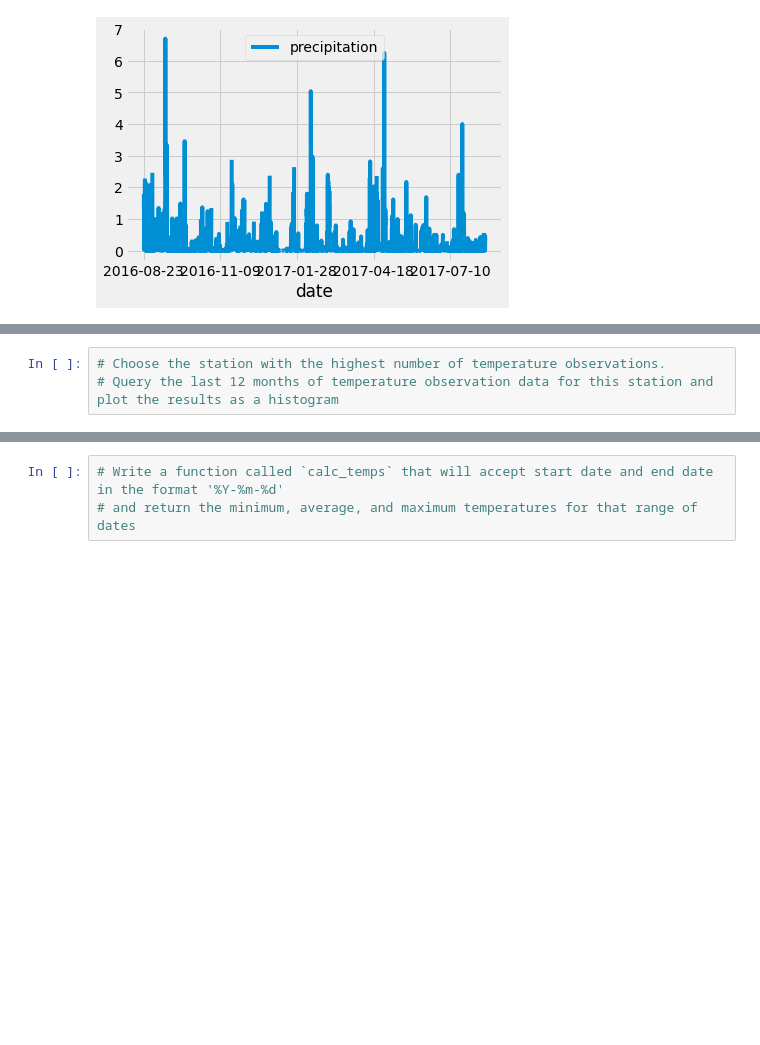
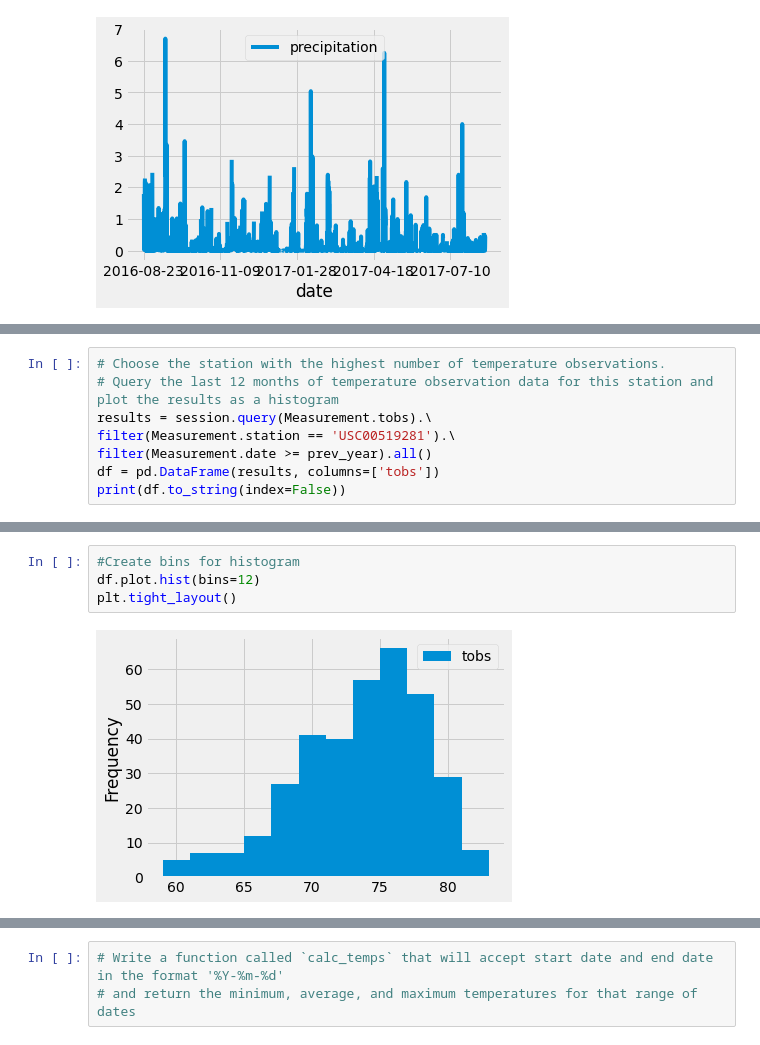
Before and after one commit to lavec0324/surfs_up, a Jupyter notebook: climate_analysis.ipynb, the cells around one changed output, grey strips where cells are left out. Cells and saved outputs as stored; diff of their text form; blank space fills up the shorter version.

```diff
--- a/climate_analysis.ipynb
+++ b/climate_analysis.ipynb
@@ -78,3 +113,8 @@ df.plot()
 # %%
 # Choose the station with the highest number of temperature observations.
 # Query the last 12 months of temperature observation data for this station and plot the results as a histogram
+results = session.query(Measurement.tobs).\
+filter(Measurement.station == 'USC00519281').\
+filter(Measurement.date >= prev_year).all()
+df = pd.DataFrame(results, columns=['tobs'])
+print(df.to_string(index=False))
@@ -80,0 +139,6 @@ df.plot()
+# %%
+#Create bins for histogram
+df.plot.hist(bins=12)
+plt.tight_layout()
+# %% [output]
+[figure, added]
```
Also changed, not shown: parts of 9 cells of this notebook.
